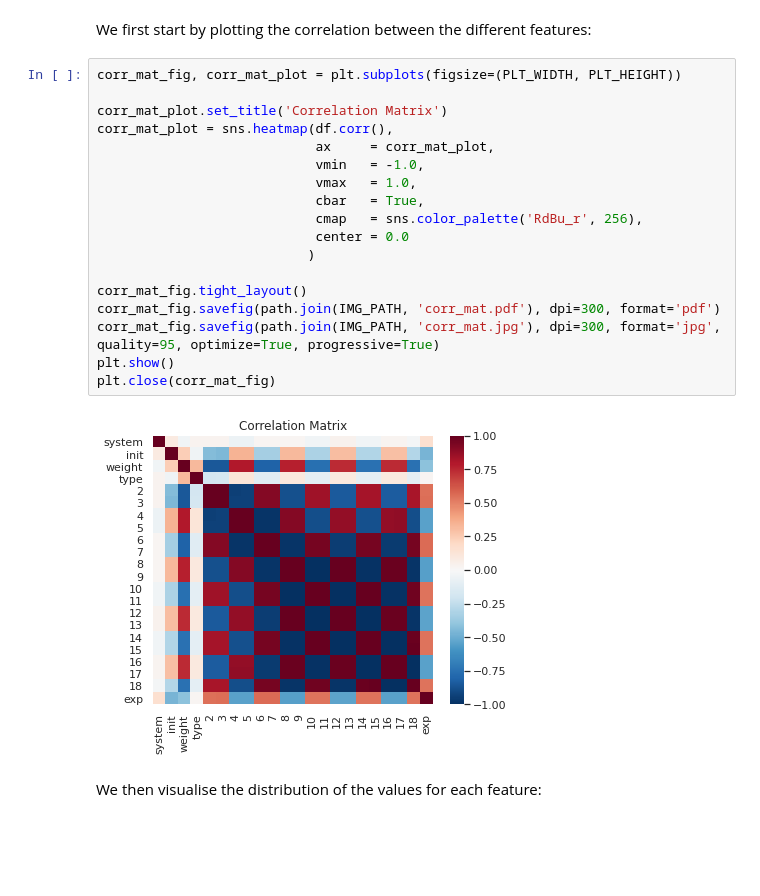
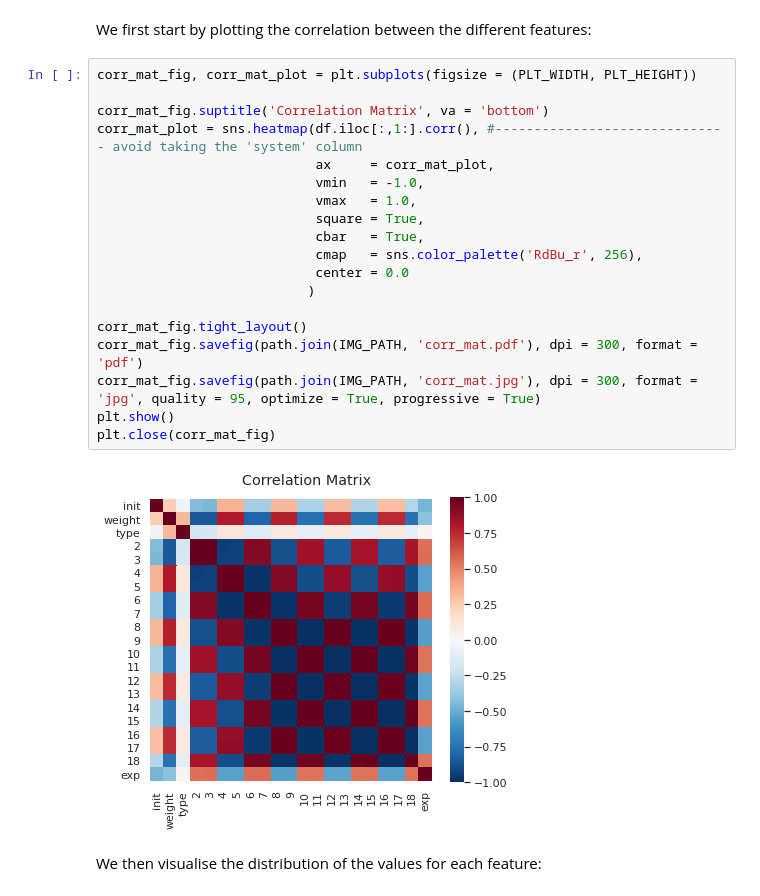
Before and after one commit to thesfinox/ml-sft-trunc, a Jupyter notebook: sft_level_trunc.ipynb, the cells around one changed output. Saved outputs shown, nothing was run; the diff lists cells and outputs as text; blank space fills up the shorter version.

```diff
--- a/sft_level_trunc.ipynb
+++ b/sft_level_trunc.ipynb
@@ -419,25 +417,26 @@ We can then proceed with the visualisation of the data to better understand the
 # %% [markdown]
 We first start by plotting the correlation between the different features:
 # %%
-corr_mat_fig, corr_mat_plot = plt.subplots(figsize=(PLT_WIDTH, PLT_HEIGHT))
+corr_mat_fig, corr_mat_plot = plt.subplots(figsize = (PLT_WIDTH, PLT_HEIGHT))
 
-corr_mat_plot.set_title('Correlation Matrix')
-corr_mat_plot = sns.heatmap(df.corr(),
+corr_mat_fig.suptitle('Correlation Matrix', va = 'bottom')
+corr_mat_plot = sns.heatmap(df.iloc[:,1:].corr(), #------------------------------ avoid taking the 'system' column
                             ax     = corr_mat_plot,
                             vmin   = -1.0,
                             vmax   = 1.0,
+                            square = True,
                             cbar   = True,
                             cmap   = sns.color_palette('RdBu_r', 256),
                             center = 0.0
                            )
 
 corr_mat_fig.tight_layout()
-corr_mat_fig.savefig(path.join(IMG_PATH, 'corr_mat.pdf'), dpi=300, format='pdf')
-corr_mat_fig.savefig(path.join(IMG_PATH, 'corr_mat.jpg'), dpi=300, format='jpg', quality=95, optimize=True, progressive=True)
+corr_mat_fig.savefig(path.join(IMG_PATH, 'corr_mat.pdf'), dpi = 300, format = 'pdf')
+corr_mat_fig.savefig(path.join(IMG_PATH, 'corr_mat.jpg'), dpi = 300, format = 'jpg', quality = 95, optimize = True, progressive = True)
 plt.show()
 plt.close(corr_mat_fig)
 # %% [output]
-[figure, old version]
+[figure, new version]
 # %% [markdown]
 We then visualise the distribution of the values for each feature:
 # %%
```
Also changed, not shown: parts of 69 cells of this notebook, 4 other files.
